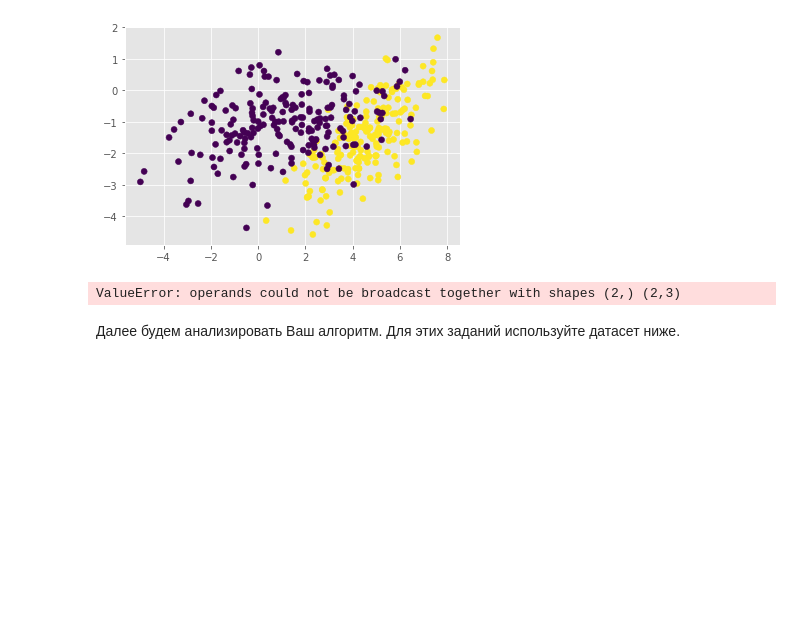
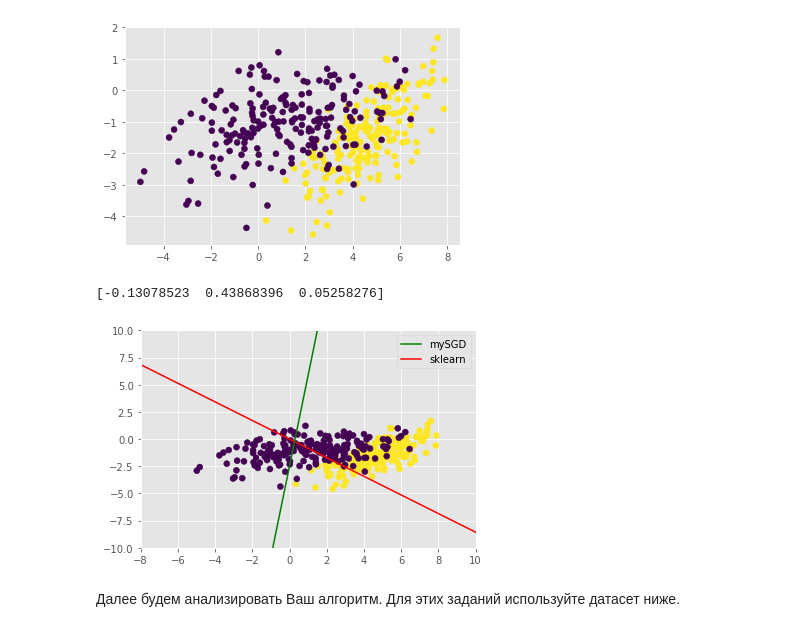
Before and after one commit to EvgenijGod/msu_ml_autumn_2019, a Jupyter notebook: Lin_Log_Reg/hw2.ipynb, the cells around one changed output. Saved outputs shown, nothing was run; the diff lists cells and outputs as text; code cells hidden in the pictures; blank space fills up the shorter version.

```diff
--- a/Lin_Log_Reg/hw2.ipynb
+++ b/Lin_Log_Reg/hw2.ipynb
@@ -329,17 +329,15 @@ def sigmoid(x):
     Вычисляем значение сигмоида.
     X - выход линейной модели
     """
-    try:
-        sigm_value_x = 1/(1 + np.exp(-x))
-        return sigm_value_x
-    except OverflowError:
-        return 0
+    sigm_value_x = 1/(1 + np.exp(-x))
+    return sigm_value_x
 
 def my_log(x):
-    if (x.any() == 0):
-        return -999999999999999999999999
-    else:
-        return np.log2(x)
+    x = np.where(x<=0.1, x + 0.01, x)
+    x = np.where(x==1, x + 0.01, x)
+    ans = np.log2(x)
+    #print(x,ans, sep='__')
+    return ans
 
 
 from sklearn.base import BaseEstimator, ClassifierMixin
@@ -393,10 +391,10 @@ class MySGDClassifier(BaseEstimator, ClassifierMixin):
         #print(alg_predict)
         #alg_predict = alg_predict.reshape(1, -1)
         if self.model_type != 'lin_reg':
-            loss_grad = np.sum((sigmoid(alg_predict) -y_batch) * X_batch) / N / np.log(2)
+            loss_grad = np.dot(sigmoid(alg_predict) -y_batch, X_batch) / N / np.log(2)
             loss_grad += 2 * L2_reg
         else:
-            loss_grad = np.sum((alg_predict - y_batch) * X_batch) / N
+            loss_grad = np.dot(alg_predict - y_batch, X_batch) / N
             loss_grad += L2_reg
         return loss_grad
 
@@ -455,7 +453,7 @@ class MySGDClassifier(BaseEstimator, ClassifierMixin):
 # %%
 def plot_decision_boundary(clf):
     x = np.linspace(-50, 50)
-    y = -((clf.weights[1]) * x + clf.weights[0])/clf.weights[2]
+    y = ((clf.weights[1]) * x + clf.weights[0])/clf.weights[2]
     line1, = plt.plot(x, y, '-g', label='mySGD')
     return line1
 # %%
@@ -478,34 +476,35 @@ plt.scatter(X[:,0], X[:,1], c=y)
 # %%
 from sklearn.linear_model import SGDClassifier
 
 np.random.seed(0)
 
 C1 = np.array([[0., -0.8], [1.5, 0.8]])
 C2 = np.array([[1., -0.7], [2., 0.7]])
 gauss1 = np.dot(np.random.randn(200, 2) + np.array([5, 3]), C1)
 gauss2 = np.dot(np.random.randn(200, 2) + np.array([1.5, 0]), C2)
 
 X = np.vstack([gauss1, gauss2])
 y = np.r_[np.ones(200), np.zeros(200)]
 
 my_clf = MySGDClassifier(batch_generator, model_type='log_reg', alpha=0.05)
 my_clf.fit(X, y)
 print(my_clf.weights)
 clf = SGDClassifier(loss='log').fit(X, y)
 x = np.linspace(-50, 50)
-k = -((clf.coef_[0][0]) * x)/clf.coef_[0][1]
+k = ((clf.coef_[0][0]) * x)/clf.coef_[0][1]
 line2, = plt.plot(x, k, '-r', label='sklearn')
 
 line1 = plot_decision_boundary(my_clf)
 
 
 plt.legend(handles=[line1, line2])
 plt.ylim(-10, 10)
 plt.xlim(-8, 10)
 plt.scatter(X[:, 0], X[:, 1], c=y)
 plt.show()
 # %% [output]
-ValueError: operands could not be broadcast together with shapes (2,) (2,3)
+[-0.13078523  0.43868396  0.05258276]
+[figure, added]
 # %% [markdown]
 Далее будем анализировать Ваш алгоритм.
 Для этих заданий используйте датасет ниже.
```
